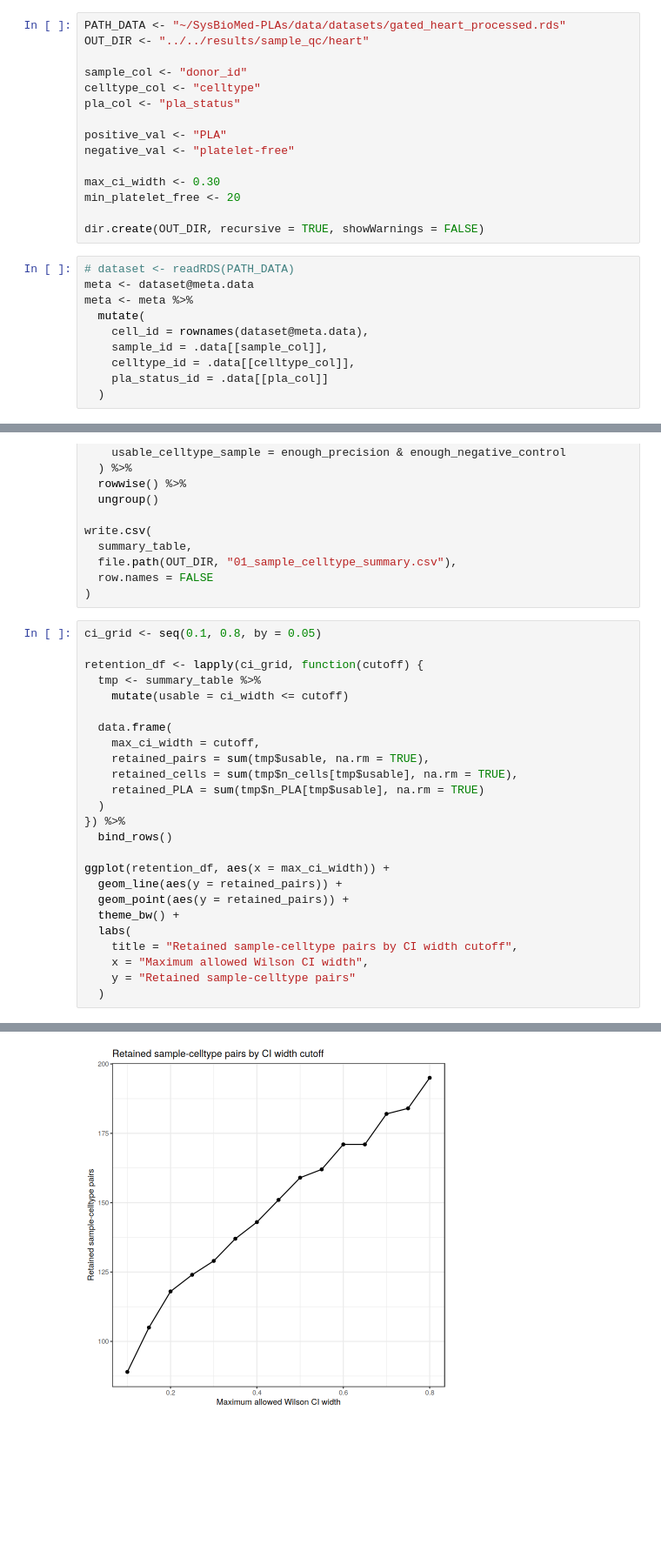
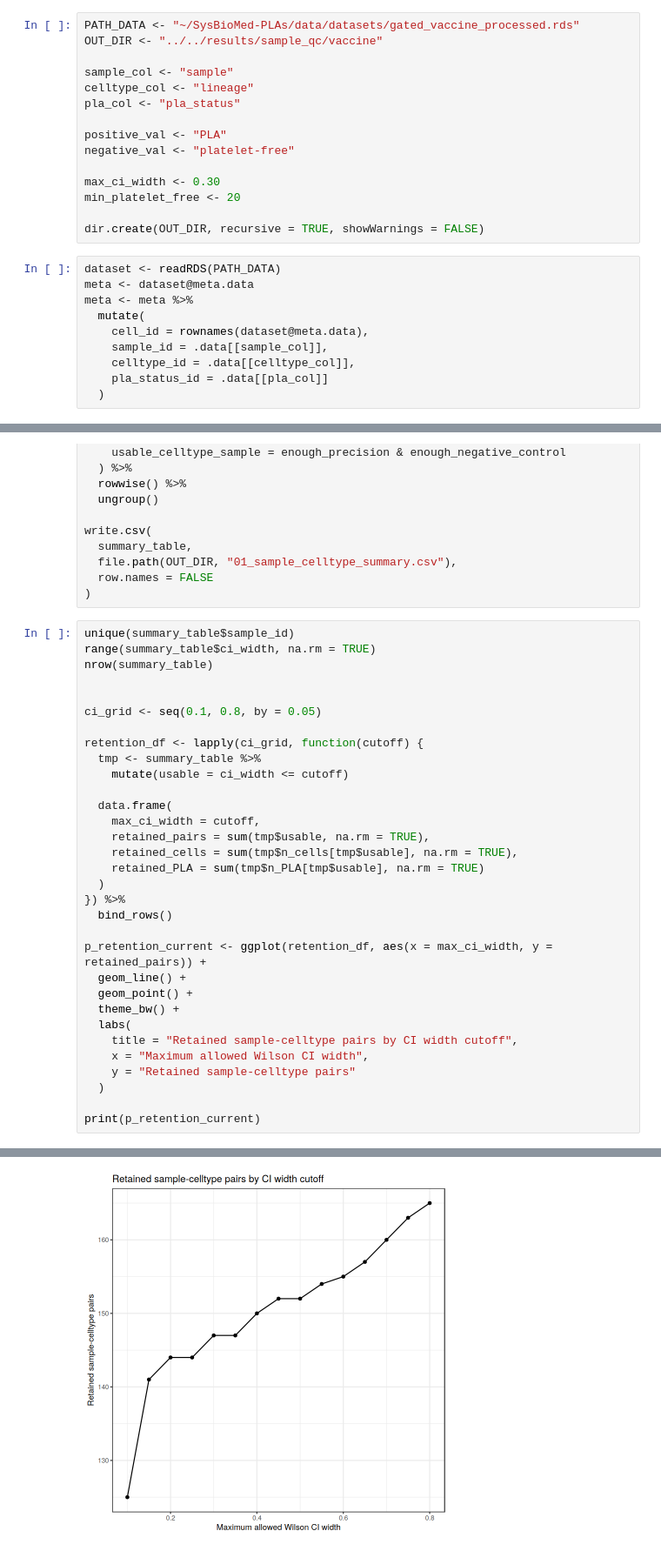
Before and after one commit to auredersch/FoPra_PLAs, a Jupyter notebook: src/gating_automation/00_PLA_Sample_Filtering.ipynb, the cells around one changed output, grey strips where cells are left out. Shown at 87% size. Saved outputs shown, nothing was run; the diff lists cells and outputs as text; blank space fills up the shorter version.

```diff
--- a/src/gating_automation/00_PLA_Sample_Filtering.ipynb
+++ b/src/gating_automation/00_PLA_Sample_Filtering.ipynb
@@ -22,11 +22,11 @@ The following objects are masked from ‘package:base’:
 
     intersect, setdiff, setequal, union
 # %%
-PATH_DATA <- "~/SysBioMed-PLAs/data/datasets/gated_heart_processed.rds"
-OUT_DIR <- "../../results/sample_qc/heart"
+PATH_DATA <- "~/SysBioMed-PLAs/data/datasets/gated_vaccine_processed.rds"
+OUT_DIR <- "../../results/sample_qc/vaccine"
 
-sample_col <- "donor_id"
-celltype_col <- "celltype"
+sample_col <- "sample"
+celltype_col <- "lineage"
 pla_col <- "pla_status"
 
 positive_val <- "PLA"
@@ -37,7 +37,7 @@ min_platelet_free <- 20
 
 dir.create(OUT_DIR, recursive = TRUE, showWarnings = FALSE)
 # %%
-# dataset <- readRDS(PATH_DATA)
+dataset <- readRDS(PATH_DATA)
 meta <- dataset@meta.data
 meta <- meta %>%
   mutate(
@@ -109,6 +124,11 @@ write.csv(
   row.names = FALSE
 )
 # %%
+unique(summary_table$sample_id)
+range(summary_table$ci_width, na.rm = TRUE)
+nrow(summary_table)
+
+
 ci_grid <- seq(0.1, 0.8, by = 0.05)
 
 retention_df <- lapply(ci_grid, function(cutoff) {
@@ -124,13 +144,15 @@ retention_df <- lapply(ci_grid, function(cutoff) {
 }) %>%
   bind_rows()
 
-ggplot(retention_df, aes(x = max_ci_width)) +
-  geom_line(aes(y = retained_pairs)) +
-  geom_point(aes(y = retained_pairs)) +
+p_retention_current <- ggplot(retention_df, aes(x = max_ci_width, y = retained_pairs)) +
+  geom_line() +
+  geom_point() +
   theme_bw() +
   labs(
     title = "Retained sample-celltype pairs by CI width cutoff",
     x = "Maximum allowed Wilson CI width",
     y = "Retained sample-celltype pairs"
   )
+
+print(p_retention_current)
 # %% [output]
@@ -137,4 +164,4 @@ ggplot(retention_df, aes(x = max_ci_width)) +
-[figure, old version]
+[figure, new version]
 # %%
 usable_pairs <- summary_table %>%
   filter(usable_celltype_sample) %>%
```
Also changed, not shown: parts of 9 cells of this notebook.
